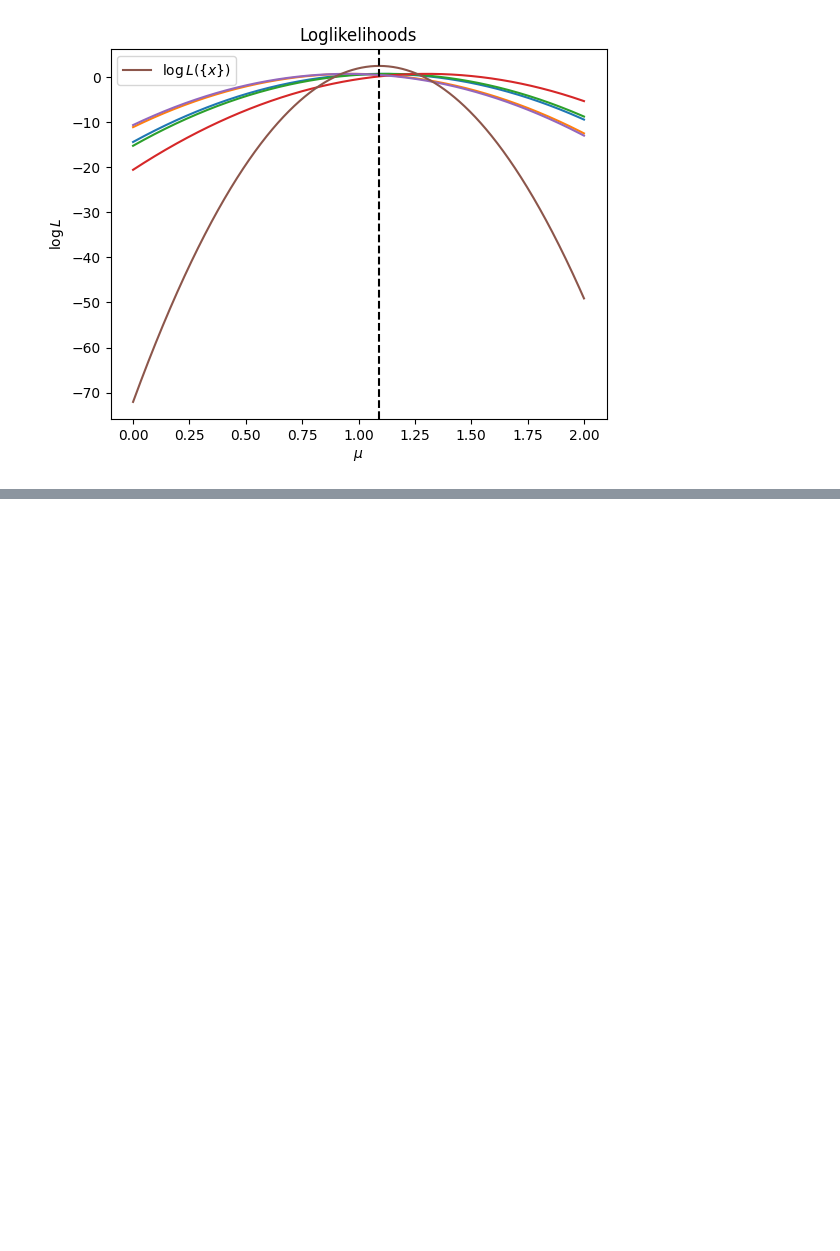
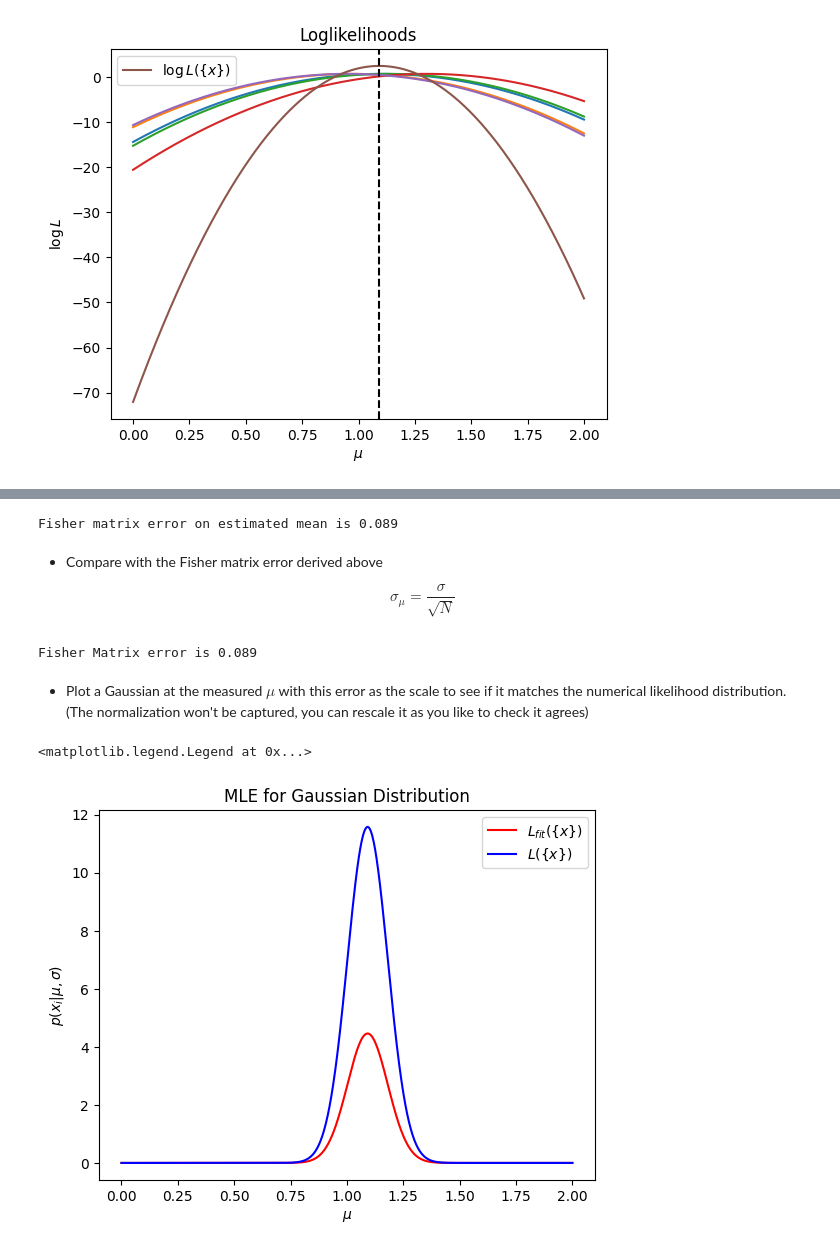
Before and after one commit to SimoneArienti/astrostatistics_bicocca_2024, a Jupyter notebook: working/Ex 06 Position of a Quasar.ipynb, the cells around one changed output, grey strips where cells are left out. Saved outputs shown, nothing was run; the diff lists cells and outputs as text; code cells hidden in the pictures; blank space fills up the shorter version.

```diff
--- a/working/Ex 06 Position of a Quasar.ipynb
+++ b/working/Ex 06 Position of a Quasar.ipynb
@@ -111,0 +106,29 @@ plt.legend()
+# %%
+print('Fisher matrix error on estimated mean is %.3f' % sigma_mu)
+# %% [output]
+Fisher matrix error on estimated mean is 0.089
+# %% [markdown]
+- Compare with the Fisher matrix error derived above
+
+$$
+    \sigma_\mu = \frac{\sigma}{\sqrt{N}}
+$$
+# %%
+MLE_sigma = sigma / N**(0.5)
+print('Fisher Matrix error is %.3f' % MLE_sigma)
+# %% [output]
+Fisher Matrix error is 0.089
+# %% [markdown]
+- Plot a Gaussian at the measured $\mu$ with this error as the scale to see if it matches the numerical likelihood distribution. (The normalization won't be captured, you can rescale it as you like to check it agrees)
+# %%
+L_fit = norm.pdf(x_i, loc=ML_estimator, scale=MLE_sigma)
+
+plt.plot(x_i, L_fit, color='red', label=r'$L_{fit}(\{x \})$')
+plt.plot(x_i, L, color='blue', label=r'$L(\{x \})$')
+plt.xlabel('$\mu$') #Leave out or adjust if no latex
+plt.ylabel(r'$p(x_i|\mu,\sigma)$') #Leave out or adjust if no latex
+plt.title('MLE for Gaussian Distribution')
+plt.legend()
+# %% [output]
+<matplotlib.legend.Legend at 0x...>
+[figure, added]
```
Also changed, not shown: parts of 25 cells of this notebook.
